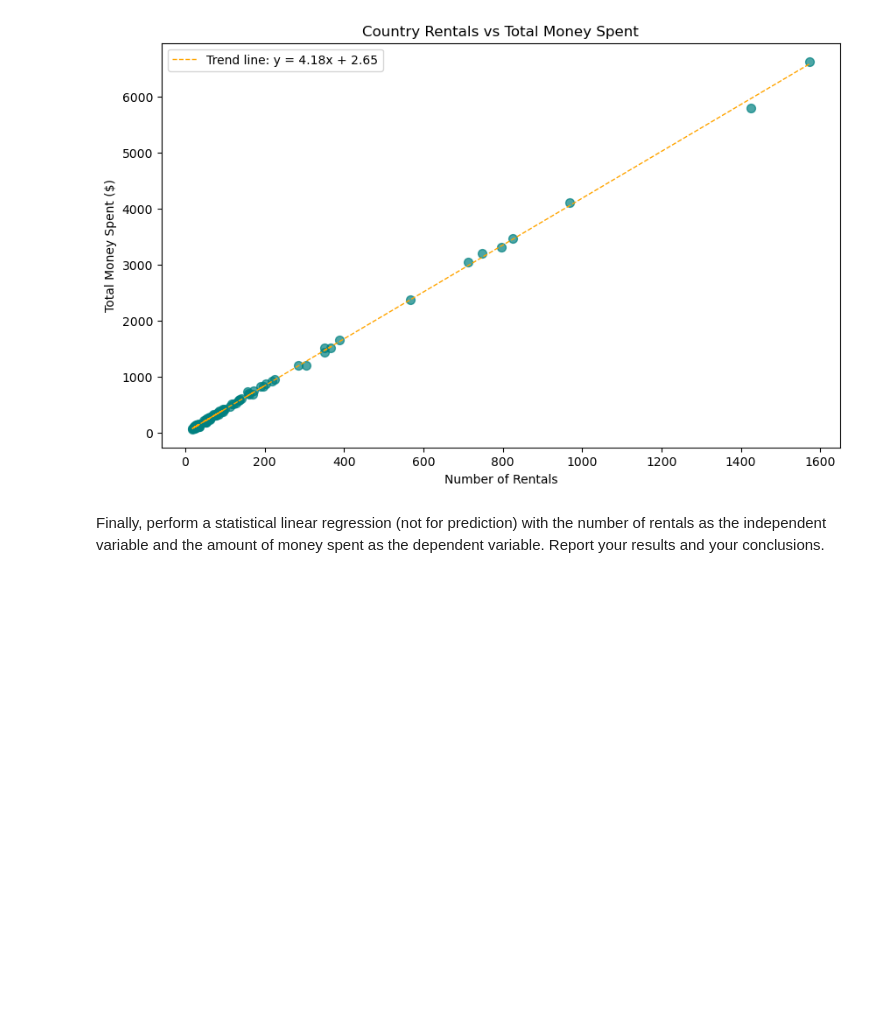
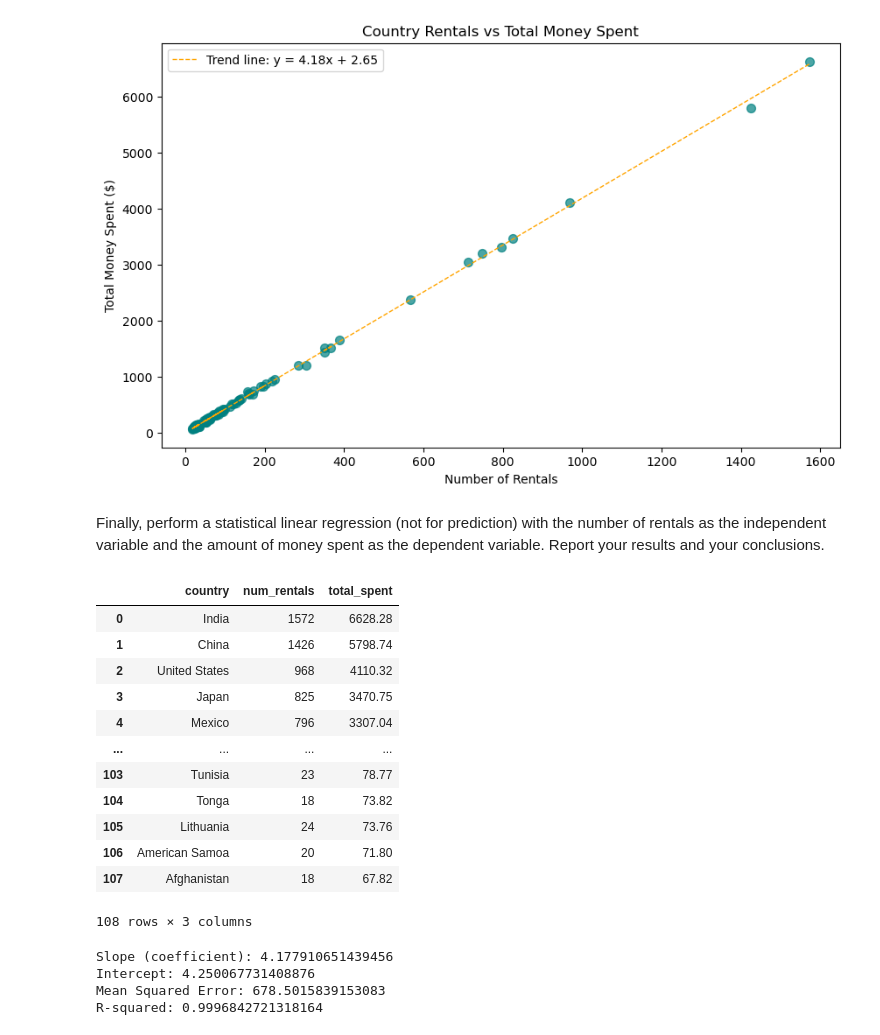
Before and after one commit to Nikola671/DS-450-01_Spring26_Team_Pineapple, a Jupyter notebook: Team Mini Project 4 - Writing SQL Querie/Team Mini Project 4.ipynb, the cells around one changed output. Saved outputs shown, nothing was run; the diff lists cells and outputs as text; code cells hidden in the pictures; blank space fills up the shorter version.

```diff
--- a/Team Mini Project 4 - Writing SQL Querie/Team Mini Project 4.ipynb
+++ b/Team Mini Project 4 - Writing SQL Querie/Team Mini Project 4.ipynb
@@ -379,0 +383,37 @@ Finally, perform a statistical linear regression (not for prediction) with the n
+# %%
+query_reg_country = """
+SELECT
+    country,
+    COUNT(rental.rental_id) AS num_rentals,
+    SUM(amount) AS total_spent
+FROM rental
+JOIN customer
+    ON rental.customer_id = customer.customer_id
+JOIN address
+    ON customer.address_id = address.address_id
+JOIN city
+    ON address.city_id = city.city_id
+JOIN country
+    ON city.country_id = country.country_id
+JOIN payment
+    ON rental.rental_id = payment.rental_id
+GROUP BY country
+ORDER BY total_spent DESC;
+"""
+
+df_country = pd.read_sql(query_reg_country, mydb)
+df_country
+# %% [output]
+|  | country | num_rentals | total_spent |
+| 0 | India | 1572 | 6628.28 |
+| 1 | China | 1426 | 5798.74 |
+| 2 | United States | 968 | 4110.32 |
+| 3 | Japan | 825 | 3470.75 |
+| 4 | Mexico | 796 | 3307.04 |
+| ... | ... | ... | ... |
+| 103 | Tunisia | 23 | 78.77 |
+| 104 | Tonga | 18 | 73.82 |
+| 105 | Lithuania | 24 | 73.76 |
+| 106 | American Samoa | 20 | 71.80 |
+| 107 | Afghanistan | 18 | 67.82 |
+108 rows × 3 columns
@@ -379,0 +434,13 @@ Finally, perform a statistical linear regression (not for prediction) with the n
+# %%
+mse = mean_squared_error(y_test, y_pred)
+r2 = r2_score(y_test, y_pred)
+
+print("Slope (coefficient):", model.coef_[0])
+print("Intercept:", model.intercept_)
+print("Mean Squared Error:", mse)
+print("R-squared:", r2)
+# %% [output]
+Slope (coefficient): 4.177910651439456
+Intercept: 4.250067731408876
+Mean Squared Error: 678.5015839153083
+R-squared: 0.9996842721318164
```
Also changed, not shown: parts of 4 cells of this notebook.
